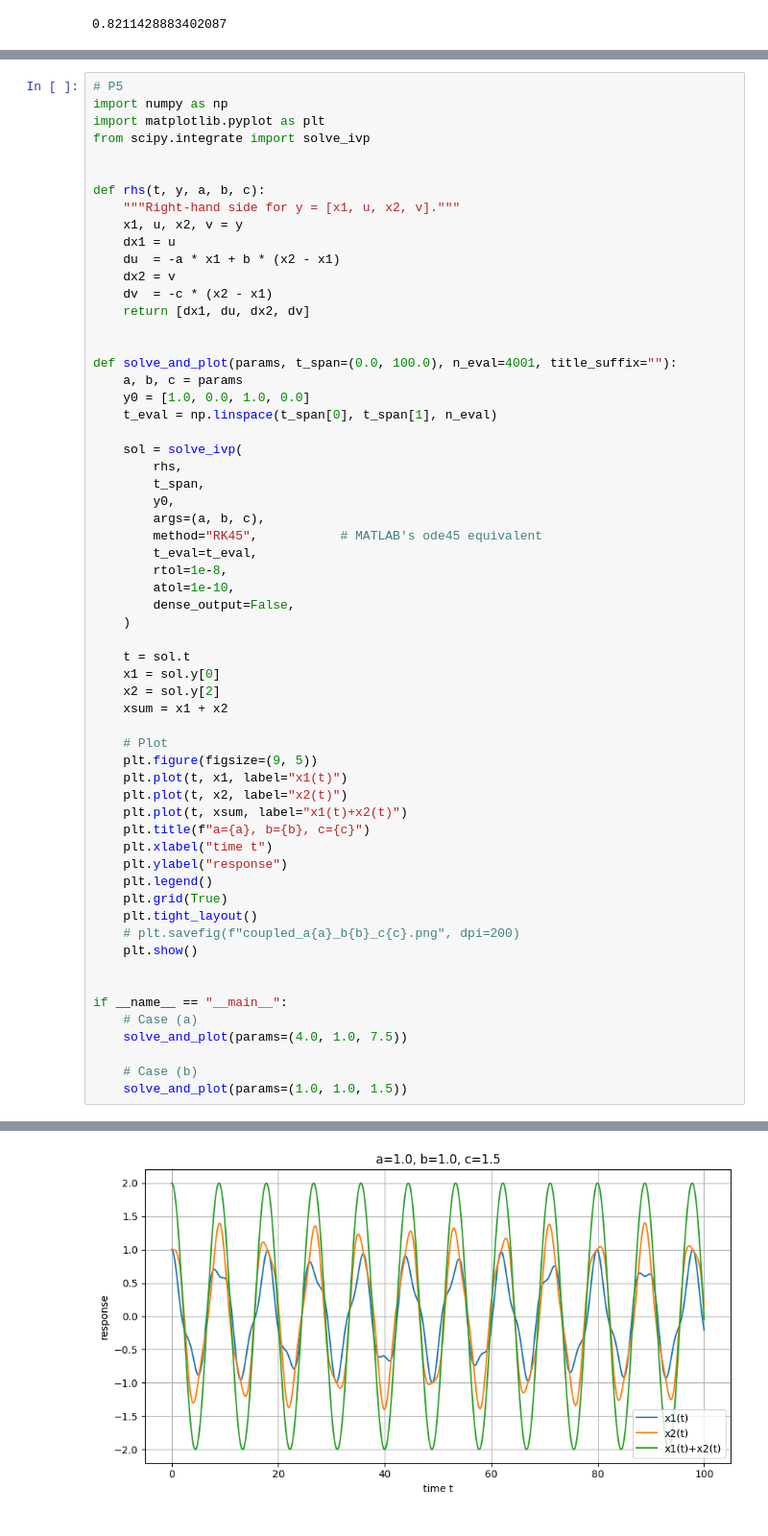
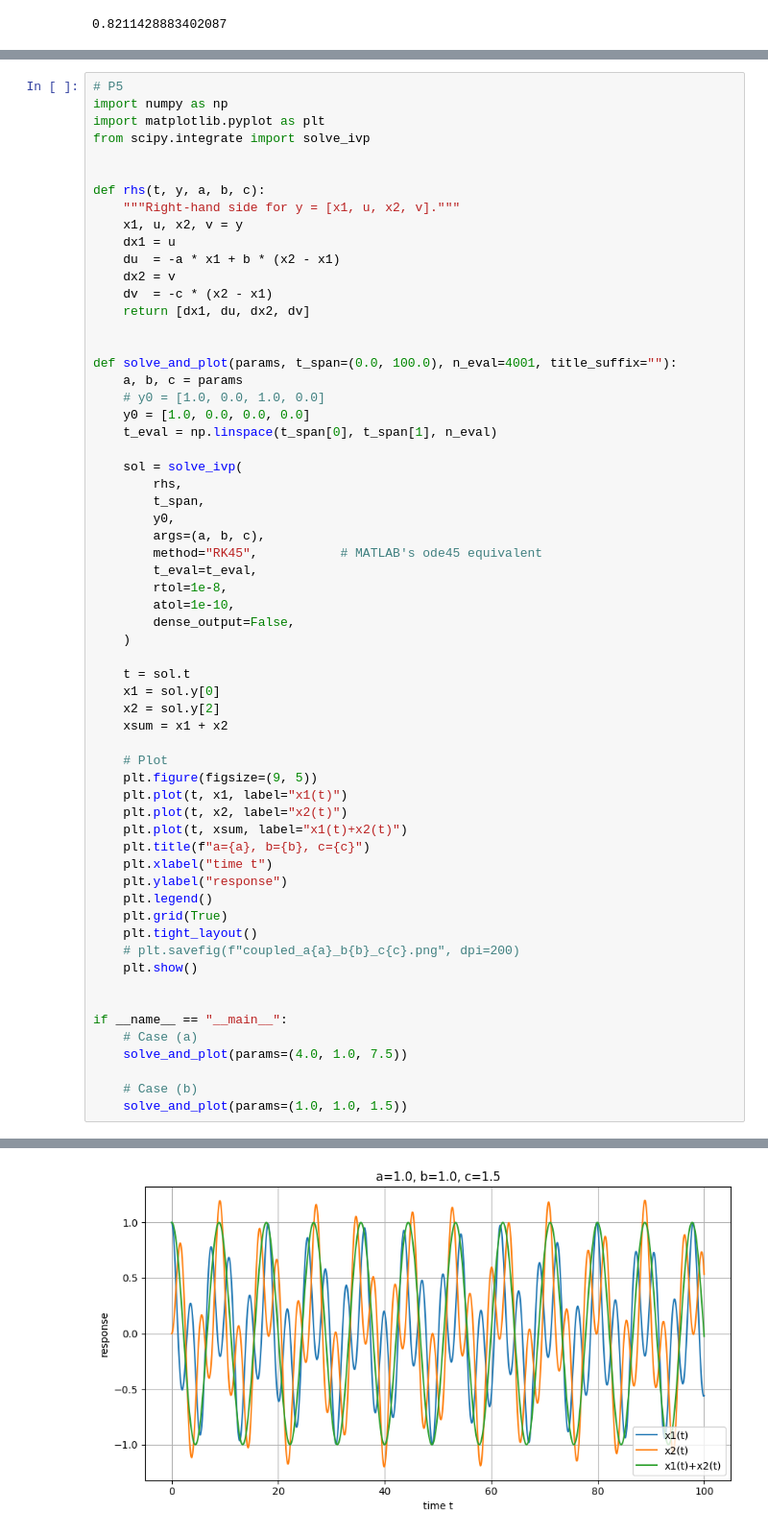
Before and after one commit to Qianzhong-Chen/AA242, a Jupyter notebook: HW1/hw1.ipynb, the cells around one changed output, grey strips where cells are left out. Shown: that part at 96% size. Saved outputs shown, nothing was run; the diff lists cells and outputs as text.

```diff
--- a/HW1/hw1.ipynb
+++ b/HW1/hw1.ipynb
@@ -85,7 +85,8 @@ def rhs(t, y, a, b, c):
 
 def solve_and_plot(params, t_span=(0.0, 100.0), n_eval=4001, title_suffix=""):
     a, b, c = params
-    y0 = [1.0, 0.0, 1.0, 0.0]
+    # y0 = [1.0, 0.0, 1.0, 0.0]
+    y0 = [1.0, 0.0, 0.0, 0.0]
     t_eval = np.linspace(t_span[0], t_span[1], n_eval)
 
     sol = solve_ivp(
@@ -131 +132 @@ if __name__ == "__main__":
-[figure, old version]
+[figure, new version]
```
Also changed, not shown: parts of 1 cell of this notebook, 1 other file.
